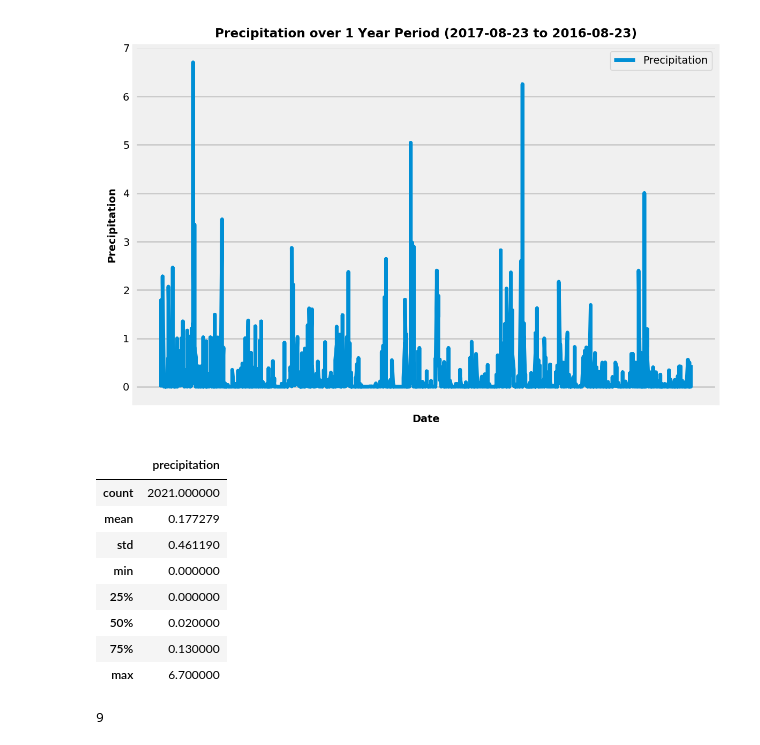
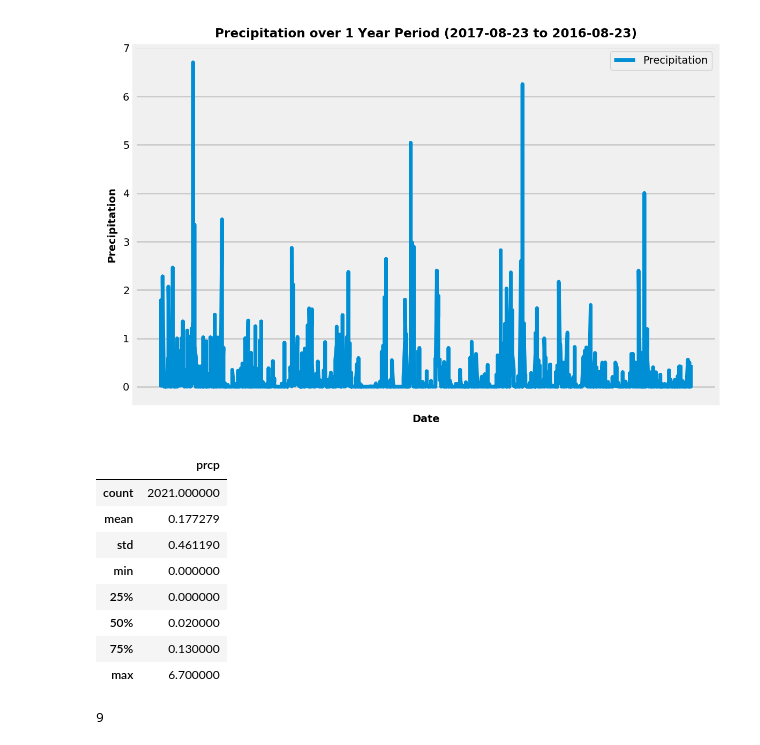
Before and after one commit to jxavie/sqlalchemy-challenge, a Jupyter notebook: climate.ipynb, the cells around one changed output. Cells and saved outputs as stored; diff of their text form; code cells hidden in the pictures.

```diff
--- a/climate.ipynb
+++ b/climate.ipynb
@@ -86,12 +87,17 @@ plt.show()
 [figure]
 # %%
 # Use Pandas to calculate the summary statistics for the precipitation data
+
+rain_summary = rain_df.describe()
+rain_summary
+
+# Alternatively:
 # rain_summary = rain_df['prcp'].agg('describe')[['count', 'mean', 'std', 'min', '25%', '50%', '75%', 'max']]
-rain_summary = rain_df.agg('describe')[{'prcp':['count', 'mean', 'std', 'min', '25%', '50%', '75%', 'max']}]
-rain_summary = rain_summary.rename(columns={'prcp':'precipitation'})
-rain_summary
+# rain_summary = rain_df.agg('describe')[{'prcp':['count', 'mean', 'std', 'min', '25%', '50%', '75%', 'max']}]
+# rain_summary = rain_summary.rename(columns={'prcp':'precipitation'})
+# rain_summary
 # %% [output]
-|  | precipitation |
+|  | prcp |
 | count | 2021.000000 |
 | mean | 0.177279 |
 | std | 0.461190 |
```
Also changed, not shown: parts of 21 cells of this notebook, 2 other files.
